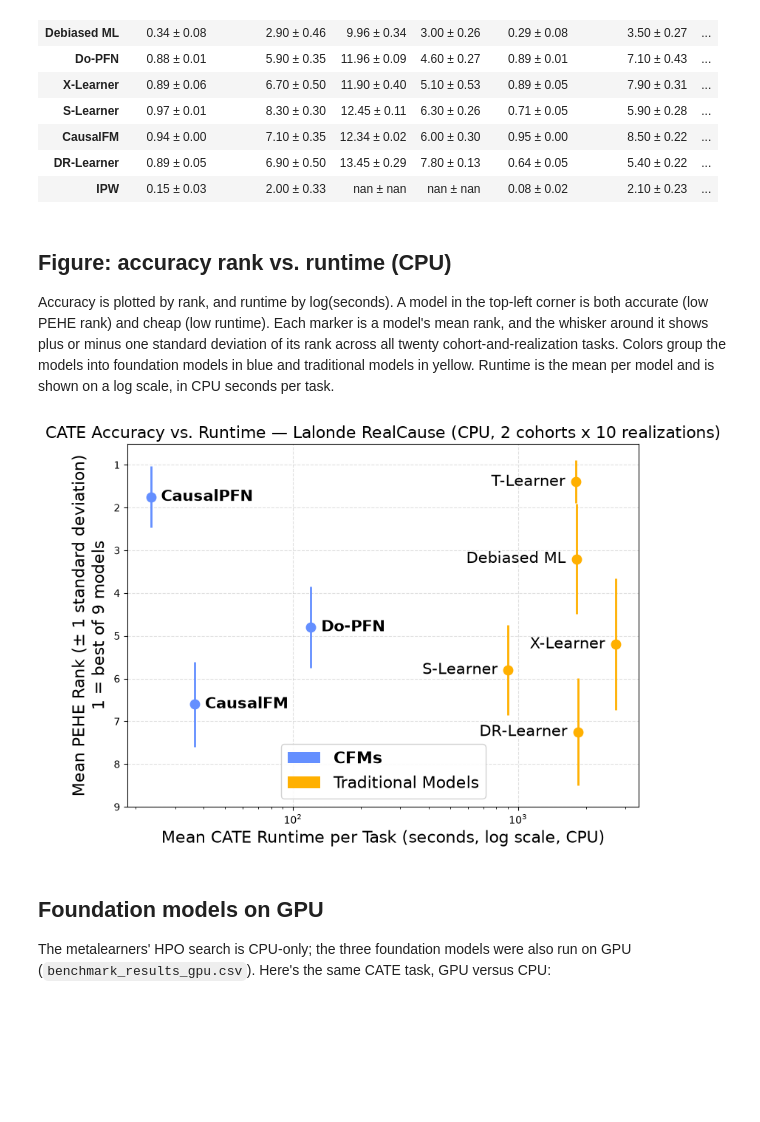
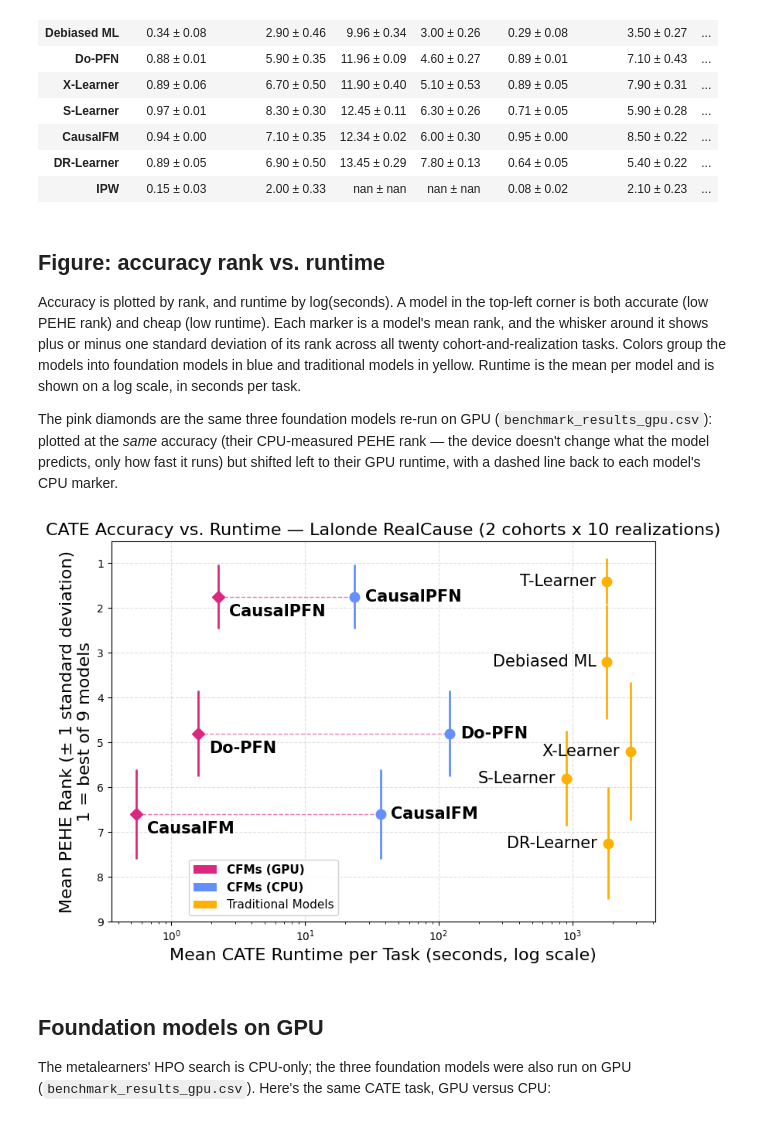
Before and after one commit to layer6ai-labs/causalfm-survey, a Jupyter notebook: notebooks/Lalonde_benchmark_results.ipynb, the cells around one changed output. Drawn from its saved outputs; the diff is of its cells as text; code cells hidden in the pictures; blank space fills up the shorter version.

```diff
--- a/notebooks/Lalonde_benchmark_results.ipynb
+++ b/notebooks/Lalonde_benchmark_results.ipynb
@@ -129,7 +129,7 @@ summary
 | DR-Learner | 0.89 ± 0.05 | 6.90 ± 0.50 | 13.45 ± 0.29 | 7.80 ± 0.13 | 0.64 ± 0.05 | 5.40 ± 0.22 | ... |
 | IPW | 0.15 ± 0.03 | 2.00 ± 0.33 | nan ± nan | nan ± nan | 0.08 ± 0.02 | 2.10 ± 0.23 | ... |
 # %% [markdown]
-## Figure: accuracy rank vs. runtime (CPU)
+## Figure: accuracy rank vs. runtime
 
 Accuracy is plotted by rank, and runtime by log(seconds). A model in the
 top-left corner is both accurate (low PEHE rank) and cheap (low runtime).
@@ -137,9 +137,16 @@ Each marker is a model's mean rank, and the whisker around it shows plus or
 minus one standard deviation of its rank across all twenty cohort-and-realization
 tasks. Colors group the models into foundation models in blue and traditional
 models in yellow. Runtime is the mean per model and is shown on a log scale,
-in CPU seconds per task.
+in seconds per task.
+
+The pink diamonds are the same three foundation models re-run on GPU
+(`benchmark_results_gpu.csv`): plotted at the *same* accuracy (their
+CPU-measured PEHE rank — the device doesn't change what the model predicts,
+only how fast it runs) but shifted left to their GPU runtime, with a dashed
+line back to each model's CPU marker.
 # %%
 GROUP_COLOR = {
+    "Foundation Models (GPU)": "#dc267f",
     "Foundation Models": "#648fff",
     "Traditional Models": "#FFB000",
 }
@@ -163,44 +170,71 @@ stats = plot_df.groupby("model").agg(
     label=("label", "first"),
 ).sort_values("mean_time")
 
+# GPU runtime for the foundation models, plotted at their CPU-measured accuracy
+# (same PEHE rank -- the device only changes runtime, not the model's predictions)
+gpu_mean_time = gpu_df[gpu_df["model"].isin(FOUNDATION_MODELS)].groupby("model")["cate_runtime_s"].mean()
+gpu_stats = stats.loc[gpu_mean_time.index].copy()
+gpu_stats["mean_time"] = gpu_mean_time
+gpu_stats["group"] = "Foundation Models (GPU)"
+
 log_time_mid = np.log10(stats["mean_time"]).median() - 1
 
 fig, ax = plt.subplots(figsize=(8, 6))
-for _, row in stats.iterrows():
+for model, row in stats.iterrows():
     color = GROUP_COLOR[row["group"]]
     is_highlighted = row["group"] == "Foundation Models"
+    if model in gpu_stats.index:
+        # dashed connector: same accuracy, cheaper runtime on GPU
+        ax.plot([gpu_stats.loc[model, "mean_time"], row["mean_time"]], [row["mean_rank"]] * 2, "--", color=GROUP_COLOR["Foundation Models (GPU)"], linewidth=1, alpha=0.6, zorder=1)
     ax.vlines(row["mean_time"], row["mean_rank"] - row["std_rank"], row["mean_rank"] + row["std_rank"], color=color, linewidth=2)
     ax.plot(row["mean_time"], row["mean_rank"], "o", color=color, markersize=9, zorder=3)
     on_right_half = np.log10(row["mean_time"]) >= log_time_mid
     ax.annotate(
         row["label"],
         (row["mean_time"], row["mean_rank"]),
         textcoords="offset points",
         xytext=(-10, 0) if on_right_half else (10, 0),
         ha="right" if on_right_half else "left",
         va="center",
         fontsize=15,
         fontweight="bold" if is_highlighted else "normal",
     )
 
-legend_elements = [mpatches.Patch(facecolor=c, label="CFMs" if g == "Foundation Models" else g) for g, c in GROUP_COLOR.items()]
-legend = ax.legend(handles=legend_elements, loc="lower center", frameon=True, framealpha=0.9, fontsize=16)
+for model, row in gpu_stats.iterrows():
+    color = GROUP_COLOR[row["group"]]
+    ax.vlines(row["mean_time"], row["mean_rank"] - row["std_rank"], row["mean_rank"] + row["std_rank"], color=color, linewidth=2)
+    ax.plot(row["mean_time"], row["mean_rank"], "D", color=color, markersize=8, zorder=4)
+    on_right_half = np.log10(row["mean_time"]) >= log_time_mid
+    ax.annotate(
+        row["label"],
+        (row["mean_time"], row["mean_rank"]),
+        textcoords="offset points",
+        xytext=(-10, -14) if on_right_half else (10, -14),
+        ha="right" if on_right_half else "left",
+        va="center",
+        fontsize=15,
+        fontweight="bold",
+        color="black",
+    )
+
+legend_elements = [mpatches.Patch(facecolor=c, label="CFMs (GPU)" if g == "Foundation Models (GPU)" else ("CFMs (CPU)" if g == "Foundation Models" else g)) for g, c in GROUP_COLOR.items()]
+legend = ax.legend(handles=legend_elements, loc="lower center", bbox_to_anchor=(0.28, 0.0), frameon=True, framealpha=0.9, fontsize=11)
 for text in legend.get_texts():
-    if text.get_text() == "CFMs":
+    if text.get_text() in ("CFMs (CPU)", "CFMs (GPU)"):
         text.set_fontweight("bold")
 
 ax.set_xscale("log")
-ax.set_xlabel("Mean CATE Runtime per Task (seconds, log scale, CPU)", fontsize=16)
+ax.set_xlabel("Mean CATE Runtime per Task (seconds, log scale)", fontsize=16)
 ax.set_ylabel("Mean PEHE Rank (± 1 standard deviation)\n1 = best of 9 models", fontsize=16)
 ax.invert_yaxis()
 ax.set_yticks(range(1, 10))
 ax.grid(True, linestyle="--", alpha=0.4)
-ax.set_title("CATE Accuracy vs. Runtime — Lalonde RealCause (CPU, 2 cohorts x 10 realizations)", fontsize=16)
+ax.set_title("CATE Accuracy vs. Runtime — Lalonde RealCause (2 cohorts x 10 realizations)", fontsize=16)
 plt.tight_layout()
 plt.savefig(DATA_DIR / "figure_rank_vs_runtime.png", dpi=150, bbox_inches="tight")
 plt.show()
 # %% [output]
-[figure, old version]
+[figure, new version]
 # %% [markdown]
 ## Foundation models on GPU
 
```
Also changed, not shown: parts of 1 cell of this notebook, 1 other file.
